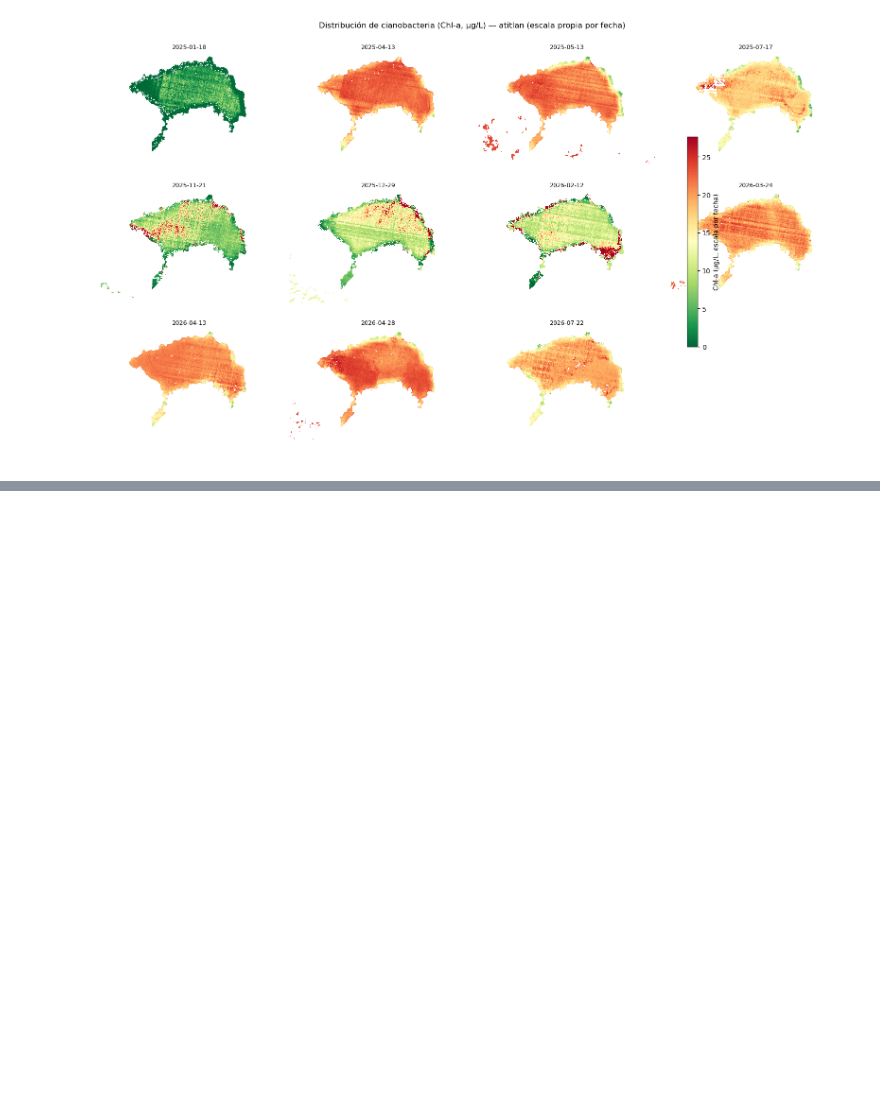
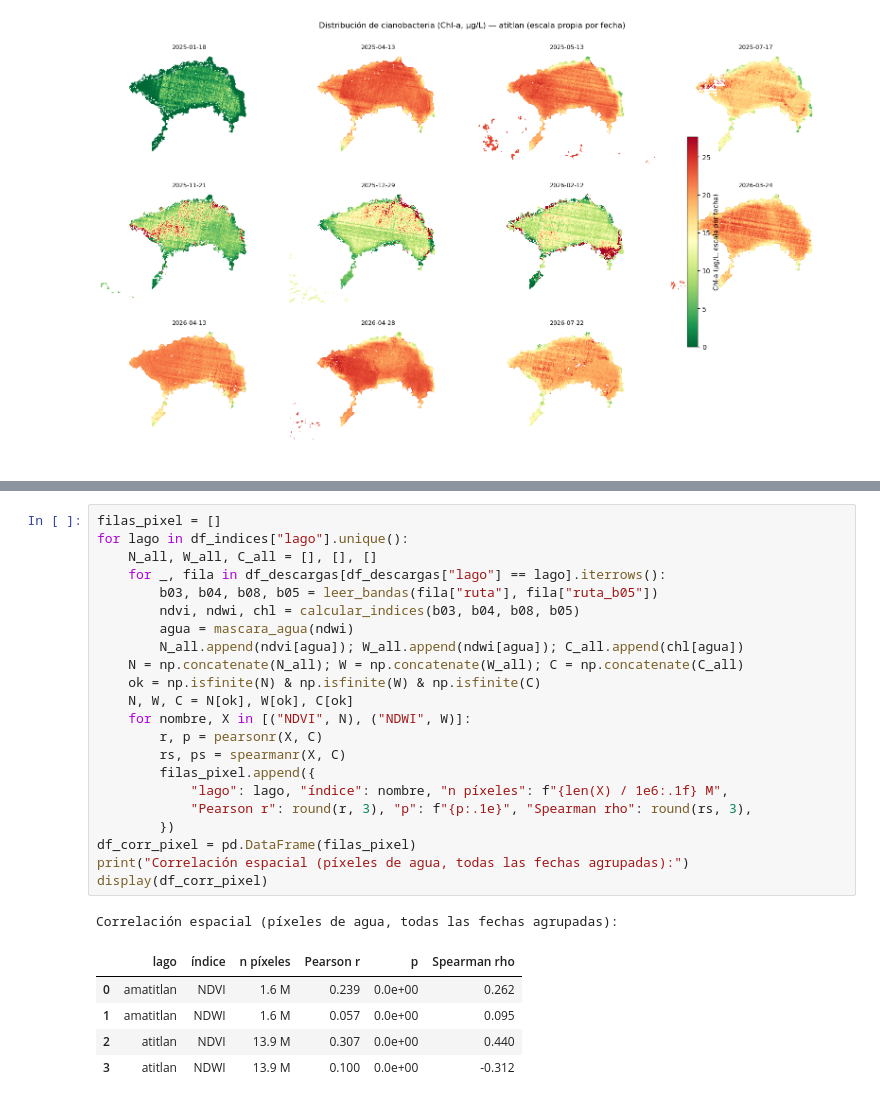
Before and after one commit to Ikeel04/Labs-DS, a Jupyter notebook: Lab4/Laboratorio4.ipynb, the cells around one changed output, grey strips where cells are left out. Saved outputs shown, nothing was run; the diff lists cells and outputs as text; blank space fills up the shorter version.

```diff
--- a/Lab4/Laboratorio4.ipynb
+++ b/Lab4/Laboratorio4.ipynb
@@ -540,0 +574,29 @@ por la circulación interna.
+# %%
+filas_pixel = []
+for lago in df_indices["lago"].unique():
+    N_all, W_all, C_all = [], [], []
+    for _, fila in df_descargas[df_descargas["lago"] == lago].iterrows():
+        b03, b04, b08, b05 = leer_bandas(fila["ruta"], fila["ruta_b05"])
+        ndvi, ndwi, chl = calcular_indices(b03, b04, b08, b05)
+        agua = mascara_agua(ndwi)
+        N_all.append(ndvi[agua]); W_all.append(ndwi[agua]); C_all.append(chl[agua])
+    N = np.concatenate(N_all); W = np.concatenate(W_all); C = np.concatenate(C_all)
+    ok = np.isfinite(N) & np.isfinite(W) & np.isfinite(C)
+    N, W, C = N[ok], W[ok], C[ok]
+    for nombre, X in [("NDVI", N), ("NDWI", W)]:
+        r, p = pearsonr(X, C)
+        rs, ps = spearmanr(X, C)
+        filas_pixel.append({
+            "lago": lago, "índice": nombre, "n píxeles": f"{len(X) / 1e6:.1f} M",
+            "Pearson r": round(r, 3), "p": f"{p:.1e}", "Spearman rho": round(rs, 3),
+        })
+df_corr_pixel = pd.DataFrame(filas_pixel)
+print("Correlación espacial (píxeles de agua, todas las fechas agrupadas):")
+display(df_corr_pixel)
+# %% [output]
+Correlación espacial (píxeles de agua, todas las fechas agrupadas):
+|  | lago | índice | n píxeles | Pearson r | p | Spearman rho |
+| 0 | amatitlan | NDVI | 1.6 M | 0.239 | 0.0e+00 | 0.262 |
+| 1 | amatitlan | NDWI | 1.6 M | 0.057 | 0.0e+00 | 0.095 |
+| 2 | atitlan | NDVI | 13.9 M | 0.307 | 0.0e+00 | 0.440 |
+| 3 | atitlan | NDWI | 13.9 M | 0.100 | 0.0e+00 | -0.312 |
```
Also changed, not shown: parts of 5 cells of this notebook, 4 other files.
